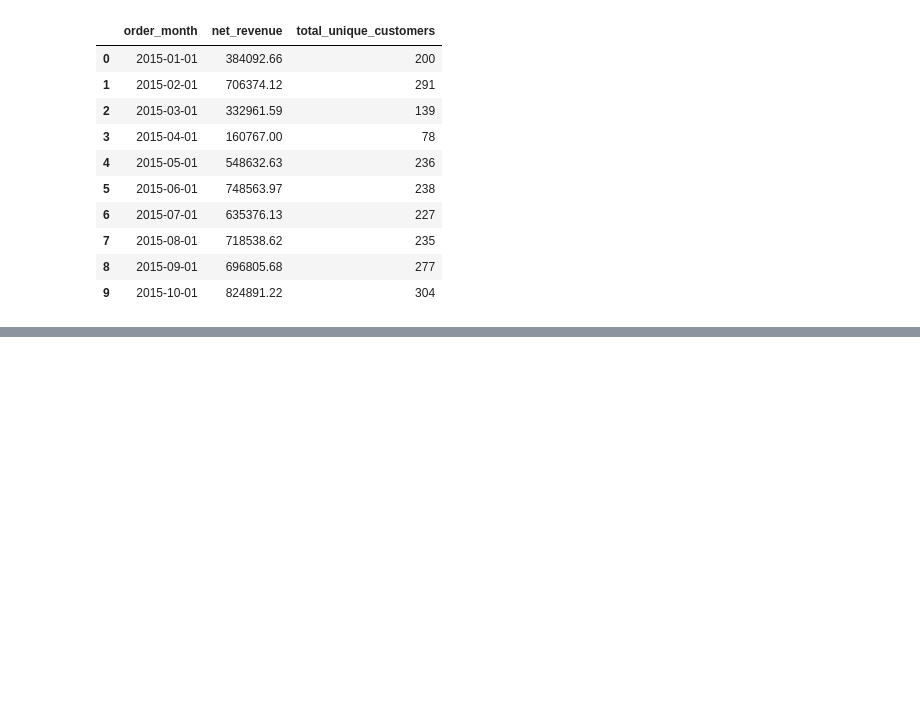
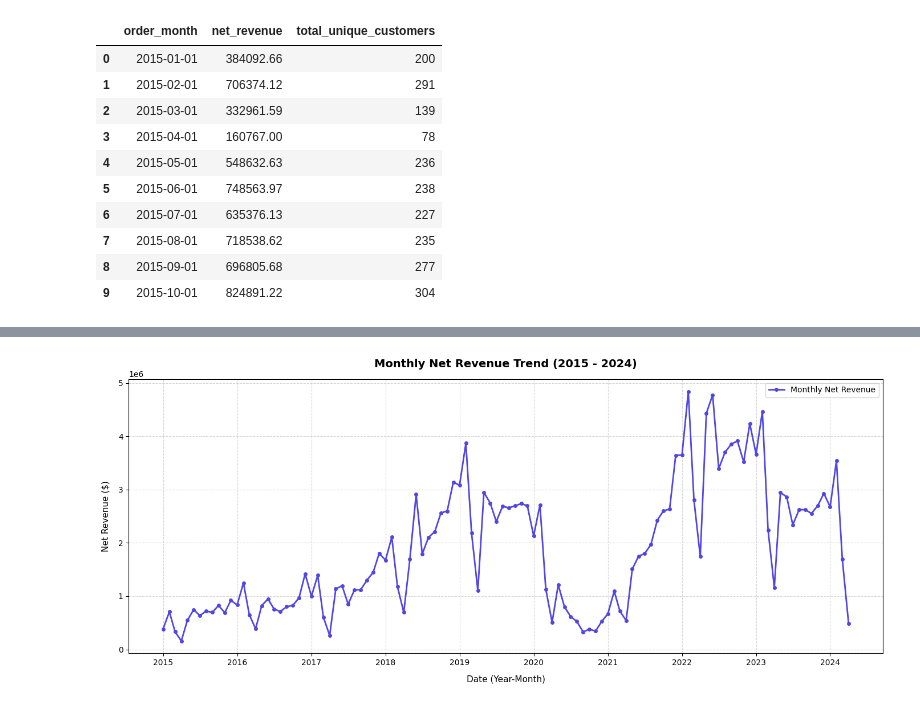
Before and after one commit to Nisha-Gangadhar/NishaTheDataAnalyst.github.io, a Jupyter notebook: Resources/Update4_SQL_Notebook.ipynb, the cells around one changed output, grey strips where cells are left out. Cells and saved outputs as stored; diff of their text form; code cells hidden in the pictures; blank space fills up the shorter version.

```diff
--- a/Resources/Update4_SQL_Notebook.ipynb
+++ b/Resources/Update4_SQL_Notebook.ipynb
@@ -494,0 +536,44 @@ LIMIT 10;
+# %%
+import pandas as pd
+import matplotlib.pyplot as plt
+import psycopg2
+
+# Connect to database and retrieve monthly revenue
+conn = psycopg2.connect("postgresql://postgres:password@localhost:5432/contoso_100k")
+query = """
+SELECT
+	TO_CHAR(s.orderdate, 'YYYY-MM') AS order_year_month,
+	SUM(s.quantity * s.netprice * s.exchangerate) AS net_revenue
+FROM sales s
+GROUP BY order_year_month
+ORDER BY order_year_month;
+"""
+
+revenue_df = pd.read_sql_query(query, conn)
+conn.close()
+
+# Convert order_year_month to datetime format for plotting
+revenue_df['order_year_month'] = pd.to_datetime(revenue_df['order_year_month'], format='%Y-%m')
+
+# Plot the line chart
+plt.figure(figsize=(14, 6))
+plt.plot(
+    revenue_df['order_year_month'],
+    revenue_df['net_revenue'],
+    color='#4f46e5',
+    linewidth=2,
+    marker='o',
+    markersize=4,
+    label='Monthly Net Revenue'
+)
+
+# Formatting
+plt.title('Monthly Net Revenue Trend (2015 - 2024)', fontsize=14, fontweight='bold', pad=15)
+plt.xlabel('Date (Year-Month)', fontsize=11, labelpad=10)
+plt.ylabel('Net Revenue ($)', fontsize=11, labelpad=10)
+plt.grid(True, linestyle='--', alpha=0.5)
+plt.legend(frameon=True)
+plt.tight_layout()
+plt.show()
+# %% [output]
+[figure, added]
```
Also changed, not shown: parts of 12 cells of this notebook.
